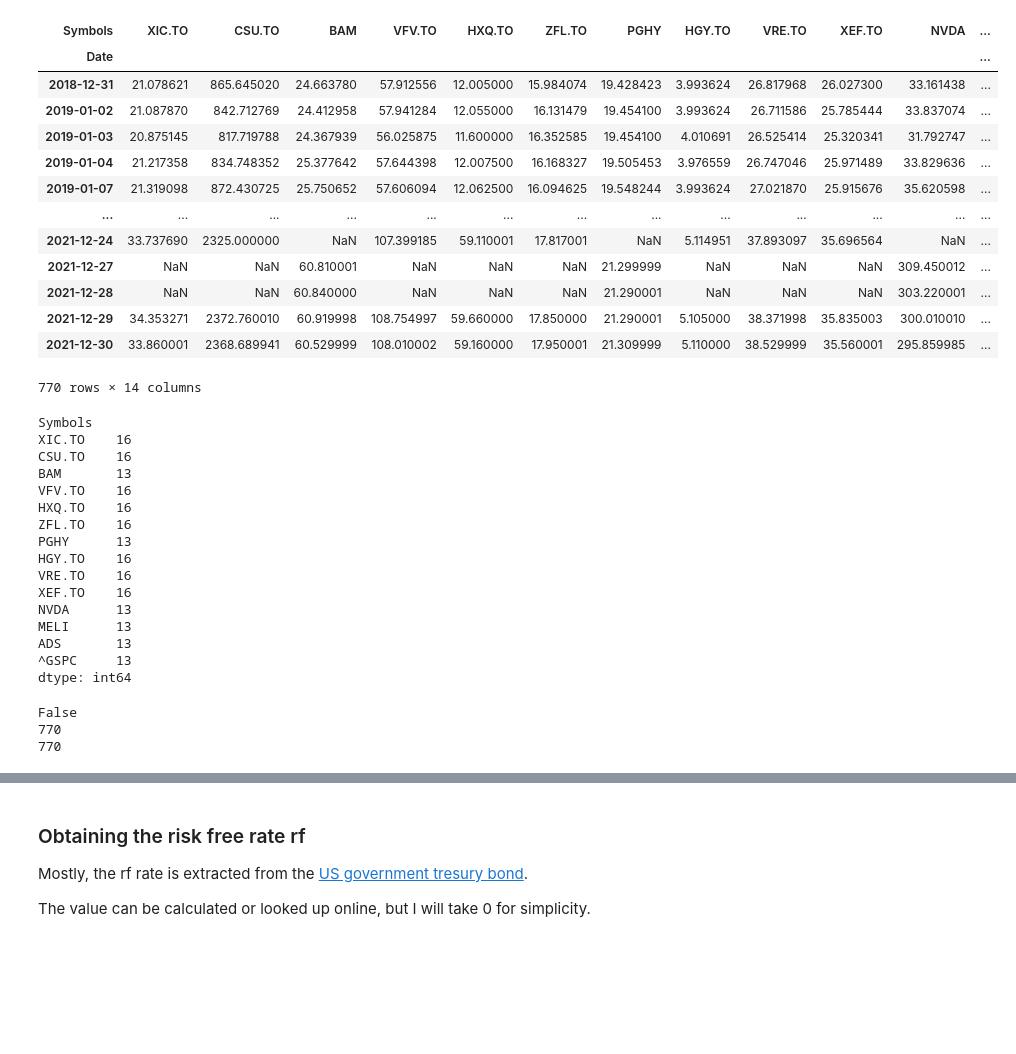
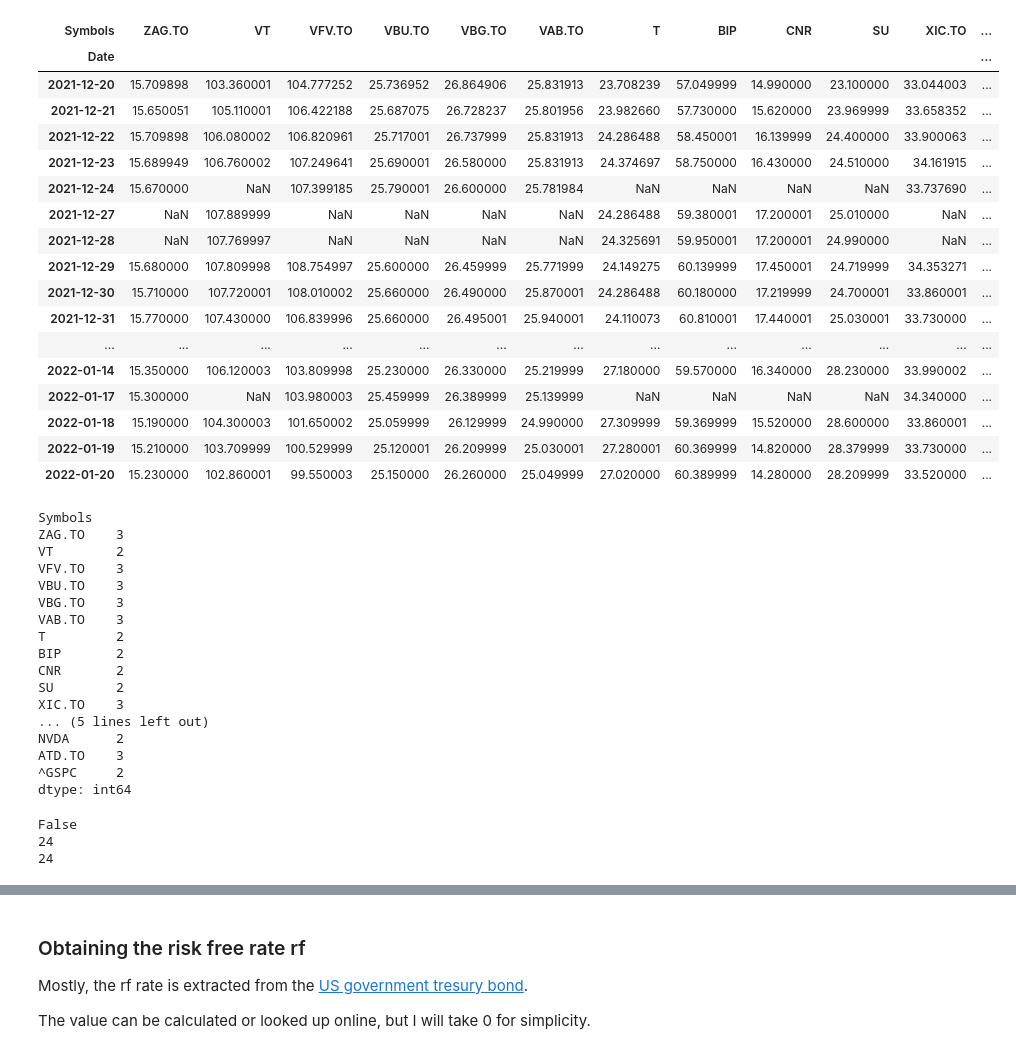
Before and after one commit to LarsTinnefeld/financial-analysis, a Jupyter notebook: correlation.ipynb, the cells around one changed output, grey strips where cells are left out. Cells and saved outputs as stored; diff of their text form; code cells hidden in the pictures; blank space fills up the shorter version.

```diff
--- a/correlation.ipynb
+++ b/correlation.ipynb
@@ -9,48 +9,53 @@ import seaborn as sns
 
 %matplotlib inline
 # %%
-tickers = ['XIC.TO', 'CSU.TO', 'BAM', 'VFV.TO', 'HXQ.TO', 'ZFL.TO', 'PGHY', 'HGY.TO', 'VRE.TO', 'XEF.TO', 'NVDA', 'MELI', 'ADS', '^GSPC']
-start = dt.datetime(2018, 12, 30)
-end = dt.datetime(2021, 12, 30)
+tickers = ['ZAG.TO', 'VT', 'VFV.TO', 'VBU.TO', 'VBG.TO', 'VAB.TO', 'T', 'BIP', 'CNR', 'SU', 'XIC.TO', 'BAM', 'HXQ.TO', 'ZFL.TO', 'VRE.TO', 'XEF.TO', 'NVDA', 'ATD.TO', '^GSPC']
+start = dt.datetime(2021, 12, 20)
+end = dt.datetime(2022, 1, 20)
 df_stocks = pdr.get_data_yahoo(tickers, start, end, interval="d")
 
 df_stocks = df_stocks['Adj Close']
 
 df_stocks
 # %% [output]
-| Symbols | XIC.TO | CSU.TO | BAM | VFV.TO | HXQ.TO | ZFL.TO | PGHY | HGY.TO | VRE.TO | XEF.TO | NVDA | ... |
+| Symbols | ZAG.TO | VT | VFV.TO | VBU.TO | VBG.TO | VAB.TO | T | BIP | CNR | SU | XIC.TO | ... |
 | Date |  |  |  |  |  |  |  |  |  |  |  | ... |
-| 2018-12-31 | 21.078621 | 865.645020 | 24.663780 | 57.912556 | 12.005000 | 15.984074 | 19.428423 | 3.993624 | 26.817968 | 26.027300 | 33.161438 | ... |
-| 2019-01-02 | 21.087870 | 842.712769 | 24.412958 | 57.941284 | 12.055000 | 16.131479 | 19.454100 | 3.993624 | 26.711586 | 25.785444 | 33.837074 | ... |
-| 2019-01-03 | 20.875145 | 817.719788 | 24.367939 | 56.025875 | 11.600000 | 16.352585 | 19.454100 | 4.010691 | 26.525414 | 25.320341 | 31.792747 | ... |
-| 2019-01-04 | 21.217358 | 834.748352 | 25.377642 | 57.644398 | 12.007500 | 16.168327 | 19.505453 | 3.976559 | 26.747046 | 25.971489 | 33.829636 | ... |
-| 2019-01-07 | 21.319098 | 872.430725 | 25.750652 | 57.606094 | 12.062500 | 16.094625 | 19.548244 | 3.993624 | 27.021870 | 25.915676 | 35.620598 | ... |
+| 2021-12-20 | 15.709898 | 103.360001 | 104.777252 | 25.736952 | 26.864906 | 25.831913 | 23.708239 | 57.049999 | 14.990000 | 23.100000 | 33.044003 | ... |
+| 2021-12-21 | 15.650051 | 105.110001 | 106.422188 | 25.687075 | 26.728237 | 25.801956 | 23.982660 | 57.730000 | 15.620000 | 23.969999 | 33.658352 | ... |
+| 2021-12-22 | 15.709898 | 106.080002 | 106.820961 | 25.717001 | 26.737999 | 25.831913 | 24.286488 | 58.450001 | 16.139999 | 24.400000 | 33.900063 | ... |
+| 2021-12-23 | 15.689949 | 106.760002 | 107.249641 | 25.690001 | 26.580000 | 25.831913 | 24.374697 | 58.750000 | 16.430000 | 24.510000 | 34.161915 | ... |
+| 2021-12-24 | 15.670000 | NaN | 107.399185 | 25.790001 | 26.600000 | 25.781984 | NaN | NaN | NaN | NaN | 33.737690 | ... |
+| 2021-12-27 | NaN | 107.889999 | NaN | NaN | NaN | NaN | 24.286488 | 59.380001 | 17.200001 | 25.010000 | NaN | ... |
+| 2021-12-28 | NaN | 107.769997 | NaN | NaN | NaN | NaN | 24.325691 | 59.950001 | 17.200001 | 24.990000 | NaN | ... |
+| 2021-12-29 | 15.680000 | 107.809998 | 108.754997 | 25.600000 | 26.459999 | 25.771999 | 24.149275 | 60.139999 | 17.450001 | 24.719999 | 34.353271 | ... |
+| 2021-12-30 | 15.710000 | 107.720001 | 108.010002 | 25.660000 | 26.490000 | 25.870001 | 24.286488 | 60.180000 | 17.219999 | 24.700001 | 33.860001 | ... |
+| 2021-12-31 | 15.770000 | 107.430000 | 106.839996 | 25.660000 | 26.495001 | 25.940001 | 24.110073 | 60.810001 | 17.440001 | 25.030001 | 33.730000 | ... |
 | ... | ... | ... | ... | ... | ... | ... | ... | ... | ... | ... | ... | ... |
-| 2021-12-24 | 33.737690 | 2325.000000 | NaN | 107.399185 | 59.110001 | 17.817001 | NaN | 5.114951 | 37.893097 | 35.696564 | NaN | ... |
-| 2021-12-27 | NaN | NaN | 60.810001 | NaN | NaN | NaN | 21.299999 | NaN | NaN | NaN | 309.450012 | ... |
-| 2021-12-28 | NaN | NaN | 60.840000 | NaN | NaN | NaN | 21.290001 | NaN | NaN | NaN | 303.220001 | ... |
-| 2021-12-29 | 34.353271 | 2372.760010 | 60.919998 | 108.754997 | 59.660000 | 17.850000 | 21.290001 | 5.105000 | 38.371998 | 35.835003 | 300.010010 | ... |
-| 2021-12-30 | 33.860001 | 2368.689941 | 60.529999 | 108.010002 | 59.160000 | 17.950001 | 21.309999 | 5.110000 | 38.529999 | 35.560001 | 295.859985 | ... |
+| 2022-01-14 | 15.350000 | 106.120003 | 103.809998 | 25.230000 | 26.330000 | 25.219999 | 27.180000 | 59.570000 | 16.340000 | 28.230000 | 33.990002 | ... |
+| 2022-01-17 | 15.300000 | NaN | 103.980003 | 25.459999 | 26.389999 | 25.139999 | NaN | NaN | NaN | NaN | 34.340000 | ... |
+| 2022-01-18 | 15.190000 | 104.300003 | 101.650002 | 25.059999 | 26.129999 | 24.990000 | 27.309999 | 59.369999 | 15.520000 | 28.600000 | 33.860001 | ... |
+| 2022-01-19 | 15.210000 | 103.709999 | 100.529999 | 25.120001 | 26.209999 | 25.030001 | 27.280001 | 60.369999 | 14.820000 | 28.379999 | 33.730000 | ... |
+| 2022-01-20 | 15.230000 | 102.860001 | 99.550003 | 25.150000 | 26.260000 | 25.049999 | 27.020000 | 60.389999 | 14.280000 | 28.209999 | 33.520000 | ... |
-770 rows × 14 columns
 # %%
 # Checking how many missing NaN
 df_stocks.isna().sum()
 # %% [output]
 Symbols
-XIC.TO    16
-CSU.TO    16
-BAM       13
-VFV.TO    16
-HXQ.TO    16
-ZFL.TO    16
-PGHY      13
-HGY.TO    16
-VRE.TO    16
-XEF.TO    16
-NVDA      13
-MELI      13
-ADS       13
-^GSPC     13
+ZAG.TO    3
+VT        2
+VFV.TO    3
+VBU.TO    3
+VBG.TO    3
+VAB.TO    3
+T         2
+BIP       2
+CNR       2
+SU        2
+XIC.TO    3
+... (5 lines left out)
+NVDA      2
+ATD.TO    3
+^GSPC     2
 dtype: int64
 # %%
 # Checking if there are double-dates (divident stocks might show date a second time for the divident value)
@@ -59,8 +64,8 @@ print(df_stocks.index.nunique())
 print(len(df_stocks))
 # %% [output]
 False
-770
-770
+24
+24
 # %%
 # No duplicated dates
 # 1.9% NaN for specific stocks; it is not a big impact to fill these gaps and certainly stem from days where certain stock markets were closed and others not.
```
Also changed, not shown: parts of 20 cells of this notebook.
